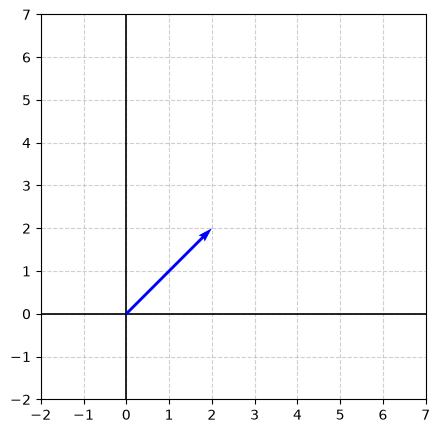
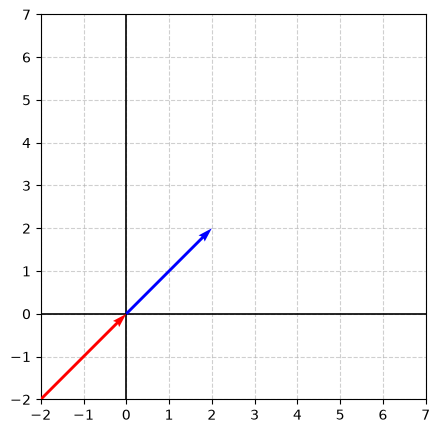
The change to this notebook cell's code, shown as a diff; its figure went from the first image to the second:
--- before
+++ after
@@ -4,4 +4,5 @@
 # напровление вектора, его конечная точка
 U, V = [2], [2]
+I, J = [-2], [-2]
 
 # инициализирует график: fig - холст на котором распологаюстя графики; ax - само координатное поле
@@ -14,4 +15,5 @@
 # Отрисовка вектора из центра
 ax.quiver(X, Y, U, V, angles='xy', scale_units='xy', scale=1, color='blue', zorder=3)
+ax.quiver(I, J, U, V, angles='xy', scale_units='xy', scale=1, color='red', zorder=3)
 
 # Смещаем вектор в нижний левый угол, настраивая видимые границы

Commit: доделать код и реализовать матрицу